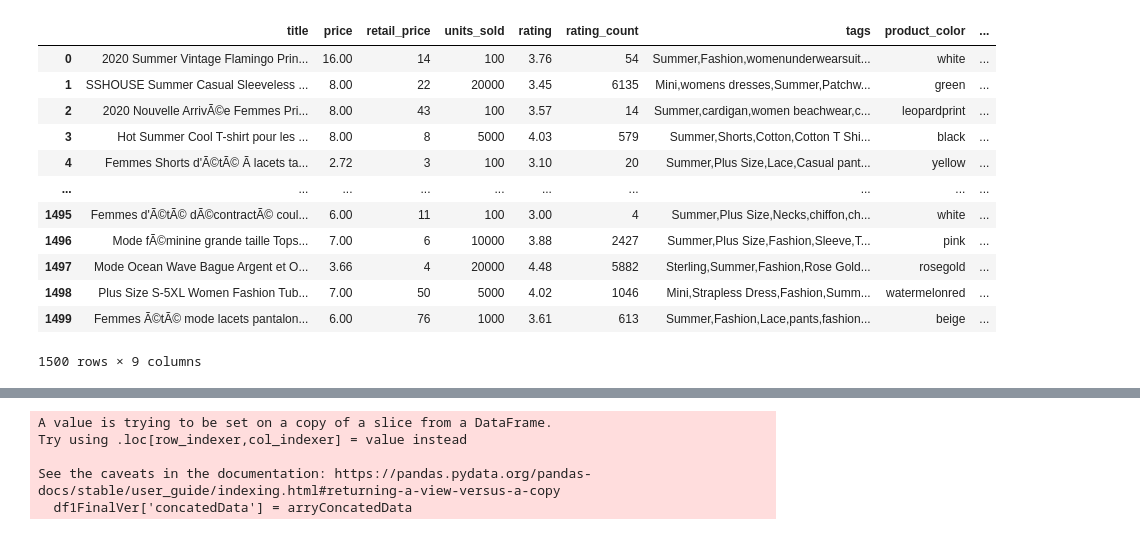
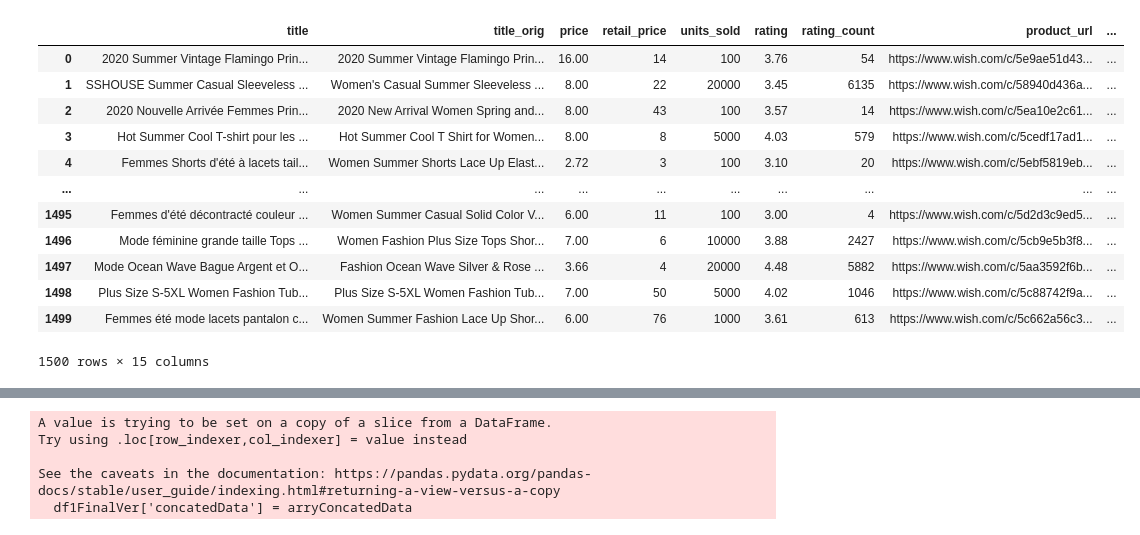
Before and after one commit to JuanFCVal/PythonPandasProductsScript, a Jupyter notebook: Script.ipynb, the cells around one changed output, grey strips where cells are left out. Saved outputs shown, nothing was run; the diff lists cells and outputs as text; code cells hidden in the pictures.

```diff
--- a/Script.ipynb
+++ b/Script.ipynb
@@ -4,5 +4,5 @@ import pandas as pd
 from pprint import pprint
 #Read Kaggle Files in my DataFrame
 df1 = pd.read_csv('FashionClothing.csv', encoding = 'ISO-8859-1')
-df2 = pd.read_csv('SummerProducts.csv', encoding = 'ISO-8859-1')
+df2 = pd.read_csv('SummerProducts.csv', encoding = 'UTF-8')
 # %%
@@ -35,21 +70,23 @@ df1FinalVer
 # %%
-df2 = df2[['title', 'price', "retail_price", "units_sold", "rating", "rating_count", 'tags', "product_color", "product_picture"]]  #Filter dataframe with relevant Columns
+#title ,title_orig, price, retail_price, units_sold, rating, rating_count, product_url, product_picture, product_id, theme, tags, product_color, product_variation_size_id, shipping_option_price
+#Agregar inventario manualmente, agregar porcentaje descuento, agregar marca, id negocios, fake_promo
+df2 = df2[['title', 'title_orig', "price", "retail_price", "units_sold", "rating", 'rating_count', "product_url", "product_picture", "product_id", "theme","tags", "product_color", "product_variation_size_id","shipping_option_price"]]  #Filter dataframe with relevant Columns
 df2FinalVer = df2.iloc[:1500]                                                                   #Filter DataFrame Just to take 1500 Rows.
 df2FinalVer
 # %% [output]
-|  | title | price | retail_price | units_sold | rating | rating_count | tags | product_color | ... |
-| 0 | 2020 Summer Vintage Flamingo Prin... | 16.00 | 14 | 100 | 3.76 | 54 | Summer,Fashion,womenunderwearsuit... | white | ... |
-| 1 | SSHOUSE Summer Casual Sleeveless ... | 8.00 | 22 | 20000 | 3.45 | 6135 | Mini,womens dresses,Summer,Patchw... | green | ... |
-| 2 | 2020 Nouvelle ArrivÃ©e Femmes Pri... | 8.00 | 43 | 100 | 3.57 | 14 | Summer,cardigan,women beachwear,c... | leopardprint | ... |
-| 3 | Hot Summer Cool T-shirt pour les ... | 8.00 | 8 | 5000 | 4.03 | 579 | Summer,Shorts,Cotton,Cotton T Shi... | black | ... |
-| 4 | Femmes Shorts d'Ã©tÃ© Ã lacets ta... | 2.72 | 3 | 100 | 3.10 | 20 | Summer,Plus Size,Lace,Casual pant... | yellow | ... |
+|  | title | title_orig | price | retail_price | units_sold | rating | rating_count | product_url | ... |
+| 0 | 2020 Summer Vintage Flamingo Prin... | 2020 Summer Vintage Flamingo Prin... | 16.00 | 14 | 100 | 3.76 | 54 | https://www.wish.com/c/5e9ae51d43... | ... |
+| 1 | SSHOUSE Summer Casual Sleeveless ... | Women's Casual Summer Sleeveless ... | 8.00 | 22 | 20000 | 3.45 | 6135 | https://www.wish.com/c/58940d436a... | ... |
+| 2 | 2020 Nouvelle Arrivée Femmes Prin... | 2020 New Arrival Women Spring and... | 8.00 | 43 | 100 | 3.57 | 14 | https://www.wish.com/c/5ea10e2c61... | ... |
+| 3 | Hot Summer Cool T-shirt pour les ... | Hot Summer Cool T Shirt for Women... | 8.00 | 8 | 5000 | 4.03 | 579 | https://www.wish.com/c/5cedf17ad1... | ... |
+| 4 | Femmes Shorts d'été à lacets tail... | Women Summer Shorts Lace Up Elast... | 2.72 | 3 | 100 | 3.10 | 20 | https://www.wish.com/c/5ebf5819eb... | ... |
 | ... | ... | ... | ... | ... | ... | ... | ... | ... | ... |
-| 1495 | Femmes d'Ã©tÃ© dÃ©contractÃ© coul... | 6.00 | 11 | 100 | 3.00 | 4 | Summer,Plus Size,Necks,chiffon,ch... | white | ... |
-| 1496 | Mode fÃ©minine grande taille Tops... | 7.00 | 6 | 10000 | 3.88 | 2427 | Summer,Plus Size,Fashion,Sleeve,T... | pink | ... |
-| 1497 | Mode Ocean Wave Bague Argent et O... | 3.66 | 4 | 20000 | 4.48 | 5882 | Sterling,Summer,Fashion,Rose Gold... | rosegold | ... |
-| 1498 | Plus Size S-5XL Women Fashion Tub... | 7.00 | 50 | 5000 | 4.02 | 1046 | Mini,Strapless Dress,Fashion,Summ... | watermelonred | ... |
-| 1499 | Femmes Ã©tÃ© mode lacets pantalon... | 6.00 | 76 | 1000 | 3.61 | 613 | Summer,Fashion,Lace,pants,fashion... | beige | ... |
+| 1495 | Femmes d'été décontracté couleur ... | Women Summer Casual Solid Color V... | 6.00 | 11 | 100 | 3.00 | 4 | https://www.wish.com/c/5d2d3c9ed5... | ... |
+| 1496 | Mode féminine grande taille Tops ... | Women Fashion Plus Size Tops Shor... | 7.00 | 6 | 10000 | 3.88 | 2427 | https://www.wish.com/c/5cb9e5b3f8... | ... |
+| 1497 | Mode Ocean Wave Bague Argent et O... | Fashion Ocean Wave Silver & Rose ... | 3.66 | 4 | 20000 | 4.48 | 5882 | https://www.wish.com/c/5aa3592f6b... | ... |
+| 1498 | Plus Size S-5XL Women Fashion Tub... | Plus Size S-5XL Women Fashion Tub... | 7.00 | 50 | 5000 | 4.02 | 1046 | https://www.wish.com/c/5c88742f9a... | ... |
+| 1499 | Femmes été mode lacets pantalon c... | Women Summer Fashion Lace Up Shor... | 6.00 | 76 | 1000 | 3.61 | 613 | https://www.wish.com/c/5c662a56c3... | ... |
-1500 rows × 9 columns
+1500 rows × 15 columns
 # %%
 for col in df2FinalVer.columns:
     df1FinalVer[col] = df2FinalVer[col]
```
Also changed, not shown: parts of 15 cells of this notebook, 2 other files.
